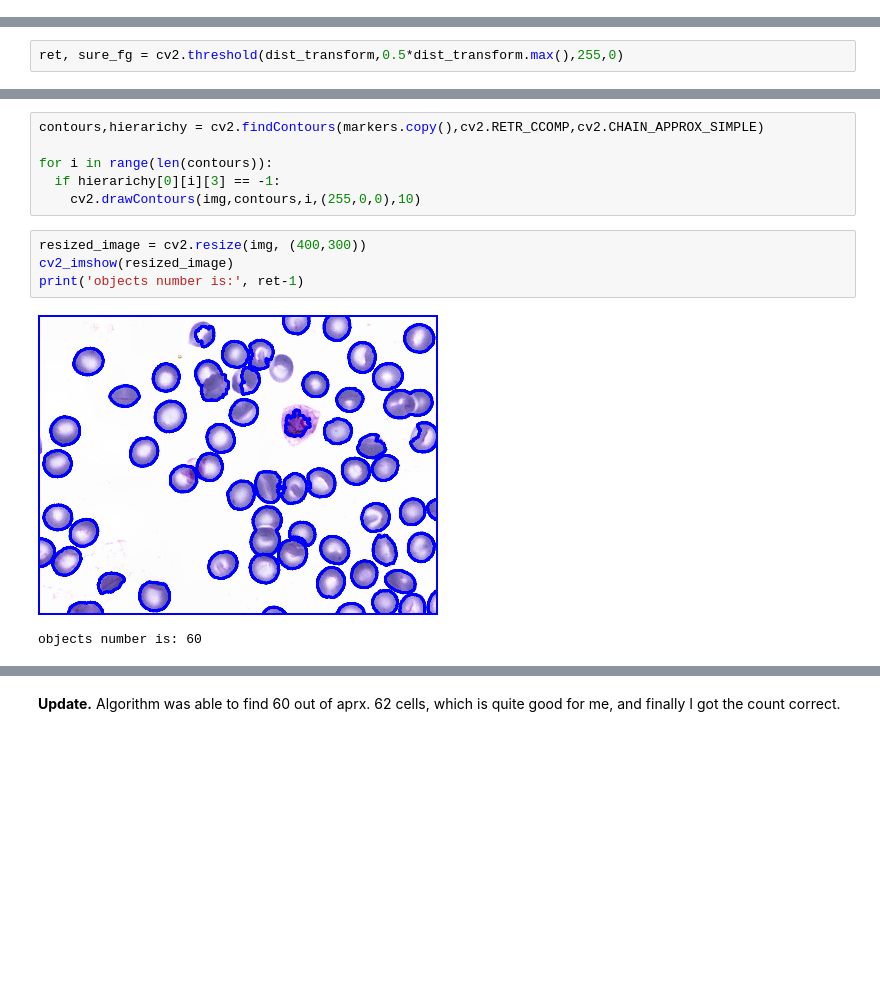
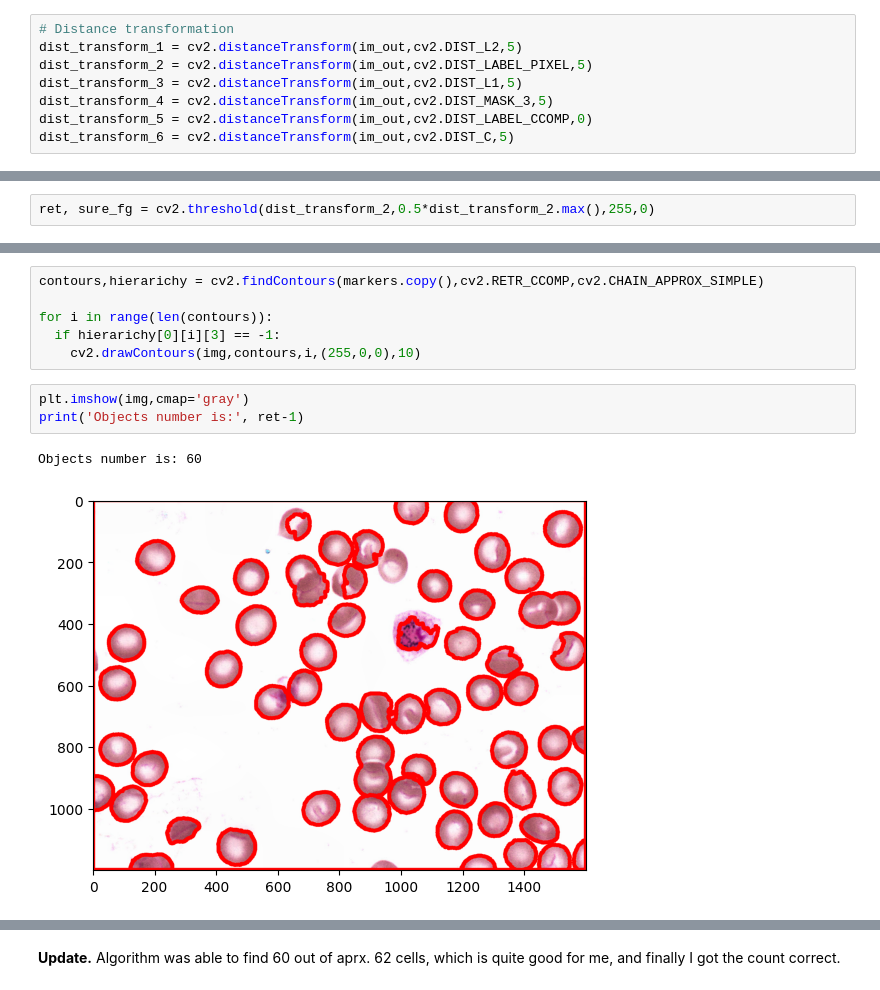
Before and after one commit to o-bissing/blood_cell_segmentation, a Jupyter notebook: Image_segmentation5.ipynb, the cells around one changed output, grey strips where cells are left out. Saved outputs shown, nothing was run; the diff lists cells and outputs as text; blank space fills up the shorter version.

```diff
--- a/Image_segmentation5.ipynb
+++ b/Image_segmentation5.ipynb
@@ -64,0 +56,8 @@ cv2_imshow(resized_image)
+# %%
+# Distance transformation
+dist_transform_1 = cv2.distanceTransform(im_out,cv2.DIST_L2,5)
+dist_transform_2 = cv2.distanceTransform(im_out,cv2.DIST_LABEL_PIXEL,5)
+dist_transform_3 = cv2.distanceTransform(im_out,cv2.DIST_L1,5)
+dist_transform_4 = cv2.distanceTransform(im_out,cv2.DIST_MASK_3,5)
+dist_transform_5 = cv2.distanceTransform(im_out,cv2.DIST_LABEL_CCOMP,0)
+dist_transform_6 = cv2.distanceTransform(im_out,cv2.DIST_C,5)
@@ -65,2 +81,2 @@ cv2_imshow(resized_image)
 # %%
-ret, sure_fg = cv2.threshold(dist_transform,0.5*dist_transform.max(),255,0)
+ret, sure_fg = cv2.threshold(dist_transform_2,0.5*dist_transform_2.max(),255,0)
@@ -109,11 +125,10 @@ for i in range(len(contours)):
   if hierarichy[0][i][3] == -1:
     cv2.drawContours(img,contours,i,(255,0,0),10)
 # %%
-resized_image = cv2.resize(img, (400,300))
-cv2_imshow(resized_image)
-print('objects number is:', ret-1)
+plt.imshow(img,cmap='gray')
+print('Objects number is:', ret-1)
 # %% [output]
+Objects number is: 60
-[figure, old version]
+[figure, new version]
-objects number is: 60
 # %%
 img3 = cv2.imread("/content/total_counted.jpg")
```
Also changed, not shown: parts of 24 cells of this notebook.
